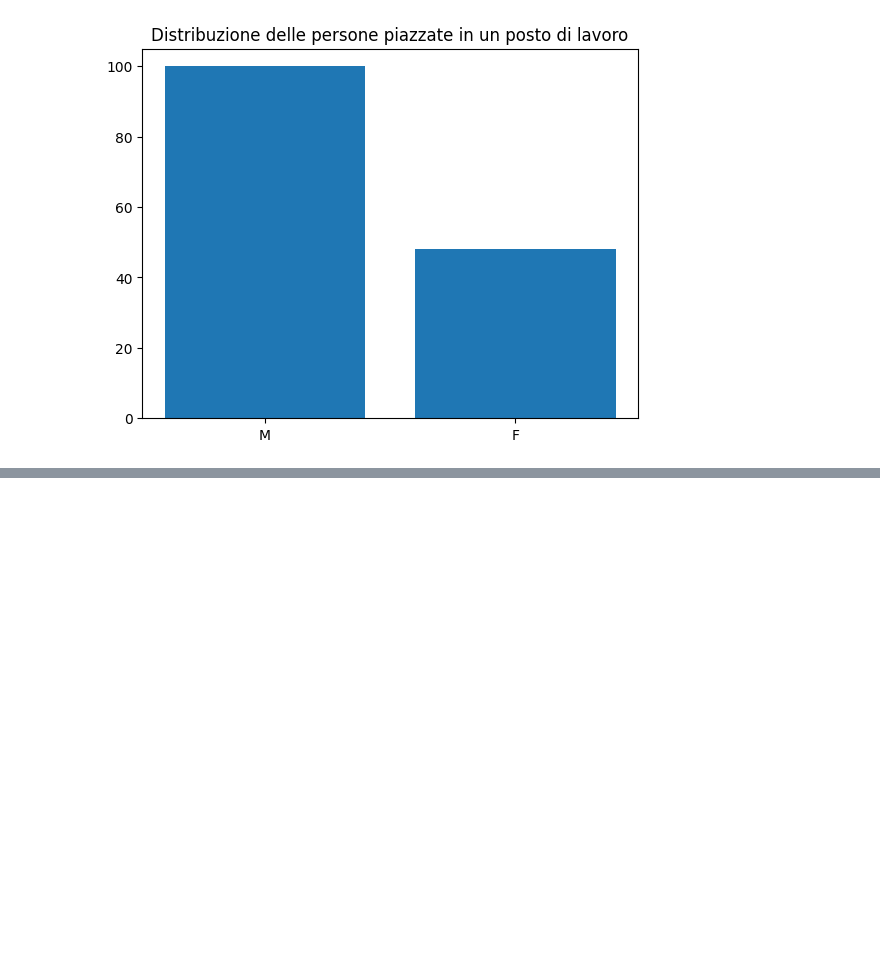
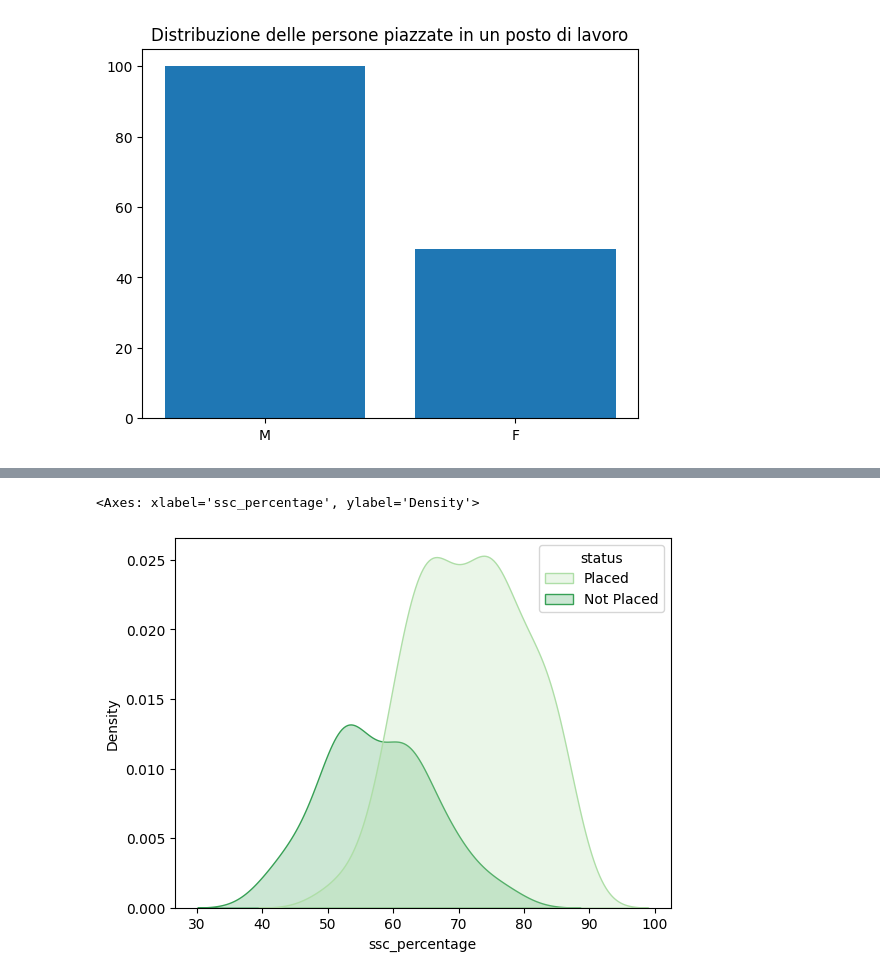
Before and after one commit to ShackWove/UGotTheJob, a Jupyter notebook: UGotTheJob.ipynb, the cells around one changed output, grey strips where cells are left out. Drawn from its saved outputs; the diff is of its cells as text; code cells hidden in the pictures; blank space fills up the shorter version.

```diff
--- a/UGotTheJob.ipynb
+++ b/UGotTheJob.ipynb
@@ -48,0 +82,9 @@ plt.show()
+# %%
+numerical_features = df.select_dtypes(exclude="object").columns.tolist()
+categorical_features = df.select_dtypes(exclude="float64").columns.tolist()
+
+
+sbs.kdeplot(data=df,x=numerical_features[0],hue="status",palette="Greens",fill=True)
+# %% [output]
+<Axes: xlabel='ssc_percentage', ylabel='Density'>
+[figure, added]
```
Also changed, not shown: parts of 14 cells of this notebook.
